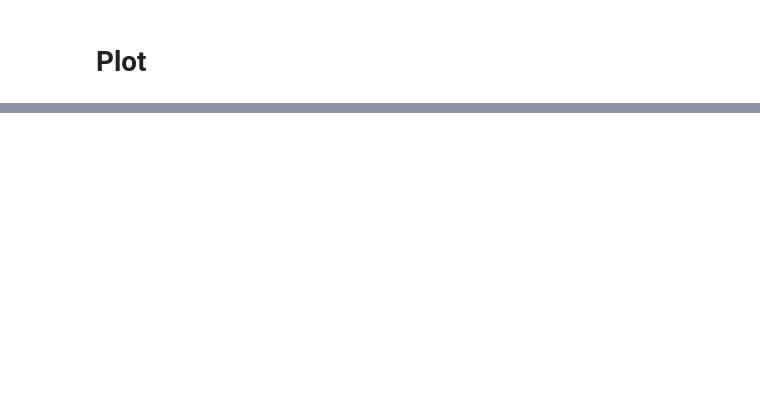
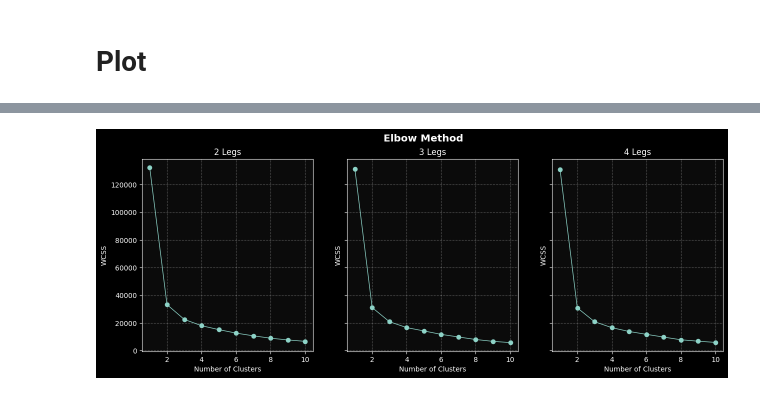
Before and after one commit to an9979/AML_04, a Jupyter notebook: HW04 - Materials/PriceExtraction.ipynb, the cells around one changed output, grey strips where cells are left out. Cells and saved outputs as stored; diff of their text form; code cells hidden in the pictures; blank space fills up the shorter version.

```diff
--- a/HW04 - Materials/PriceExtraction.ipynb
+++ b/HW04 - Materials/PriceExtraction.ipynb
@@ -199,0 +442,26 @@ mpf.plot(data[-strat_candle-data_window:-strat_candle], type='candle', style=s,
+# %%
+wcss = []
+
+# Find the best hyperparameter using the elbow method
+for num_legs, dataset in datasets.items():
+    X = dataset[:, 2:4]  # Use only start price and end price for clustering
+    wcss_values = []
+    for num_clusters in range(1, 11):
+        kmeans = KMeans(n_clusters=num_clusters)
+        kmeans.fit(X)
+        wcss_values.append(kmeans.inertia_)
+    wcss.append(wcss_values)
+
+# Plot the elbow curve
+fig, axs = plt.subplots(1, len(datasets), figsize=(15, 5), sharey=True)
+fig.suptitle('Elbow Method')
+
+for i, (num_legs, dataset) in enumerate(datasets.items()):
+    axs[i].plot(range(1, 11), wcss[i], marker='o')
+    axs[i].set_title(f'{num_legs} Legs')
+    axs[i].set_xlabel('Number of Clusters')
+    axs[i].set_ylabel('WCSS')
+
+plt.show()
+# %% [output]
+[figure, added]
```
Also changed, not shown: parts of 14 cells of this notebook.
